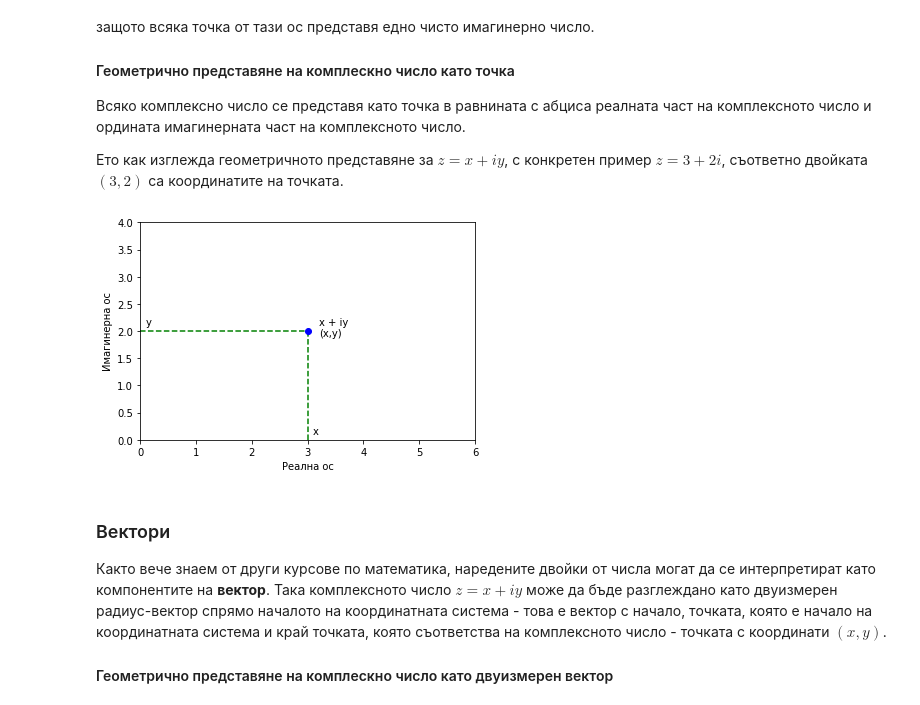
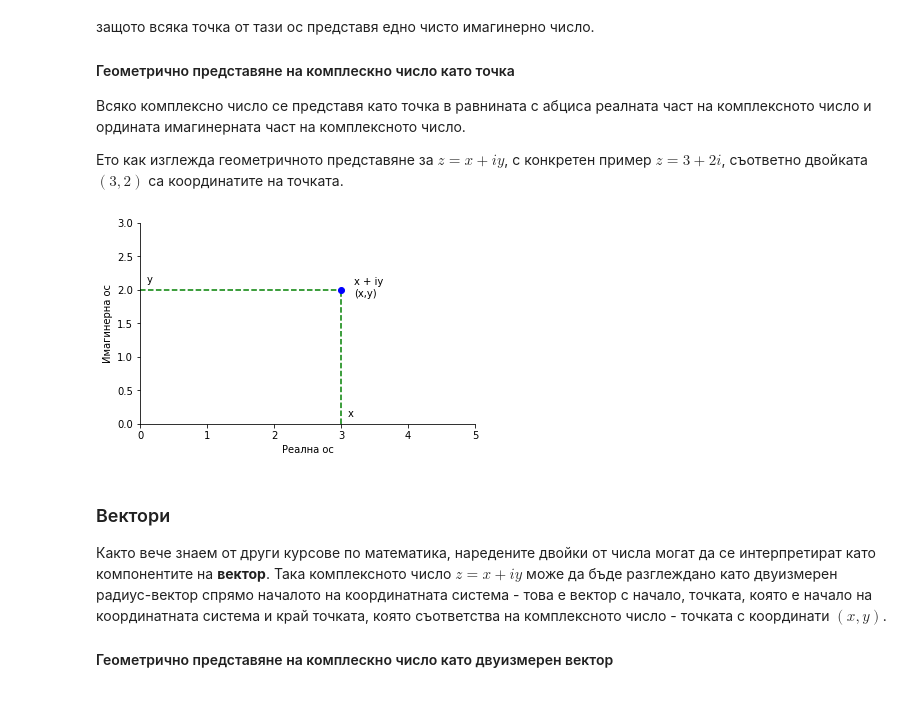
Before and after one commit to ogerassimov/ogi-teach-resources, a Jupyter notebook: ComplexNumbers/ComplexNumbers.ipynb, the cells around one changed output. Drawn from its saved outputs; the diff is of its cells as text; code cells hidden in the pictures.

```diff
--- a/ComplexNumbers/ComplexNumbers.ipynb
+++ b/ComplexNumbers/ComplexNumbers.ipynb
@@ -833,21 +833,35 @@ Eто как изглежда геометричното представяне
 # %%
 z = 3+2j
 
-def draw_complex_plane_for_point_first_qadrant(z):
-    plt.axis([0, 6, 0, 4])
+def draw_complex_plane(dimentions):
+    # render axis of coord system
+    ax = plt.gca()
+    ax.spines["bottom"].set_position("zero")
+    ax.spines["left"].set_position("zero")
+    ax.spines["top"].set_visible(False)
+    ax.spines["right"].set_visible(False)
+    ax.set_aspect("equal")
+    ax.axis(dimentions)
     plt.xlabel("Реална ос")
     plt.ylabel("Имагинерна ос")
+
+def draw_point(z):
     plt.plot([z.real,z.real], [0,z.imag], 'g--')
     plt.plot([0,z.real], [z.imag,z.imag], 'g--')
     plt.plot([z.real], [z.imag], 'bo')
-    plt.annotate('x + iy\n(x,y)', xy=(z.real, z.imag), xytext=(z.real + 0.2, z.imag - 0.1))
+
+def draw_annotation(z, label):
+    plt.annotate(label, xy=(z.real, z.imag), xytext=(z.real + 0.2, z.imag - 0.1))
     plt.annotate('x', xy=(z.real, 0), xytext=(z.real + 0.1, +0.1))
     plt.annotate('y', xy=(0, z.imag), xytext=(+0.1, z.imag +0.1))
 
-draw_complex_plane_for_point_first_qadrant(z)
+draw_complex_plane([0, 5, 0, 3])
+draw_point(z)
+draw_annotation(z,'x + iy\n(x,y)')
+
 plt.show()
 # %% [output]
-[figure, old version]
+[figure, new version]
 # %% [markdown]
 ### Вектори
 
```
Also changed, not shown: parts of 7 cells of this notebook.
